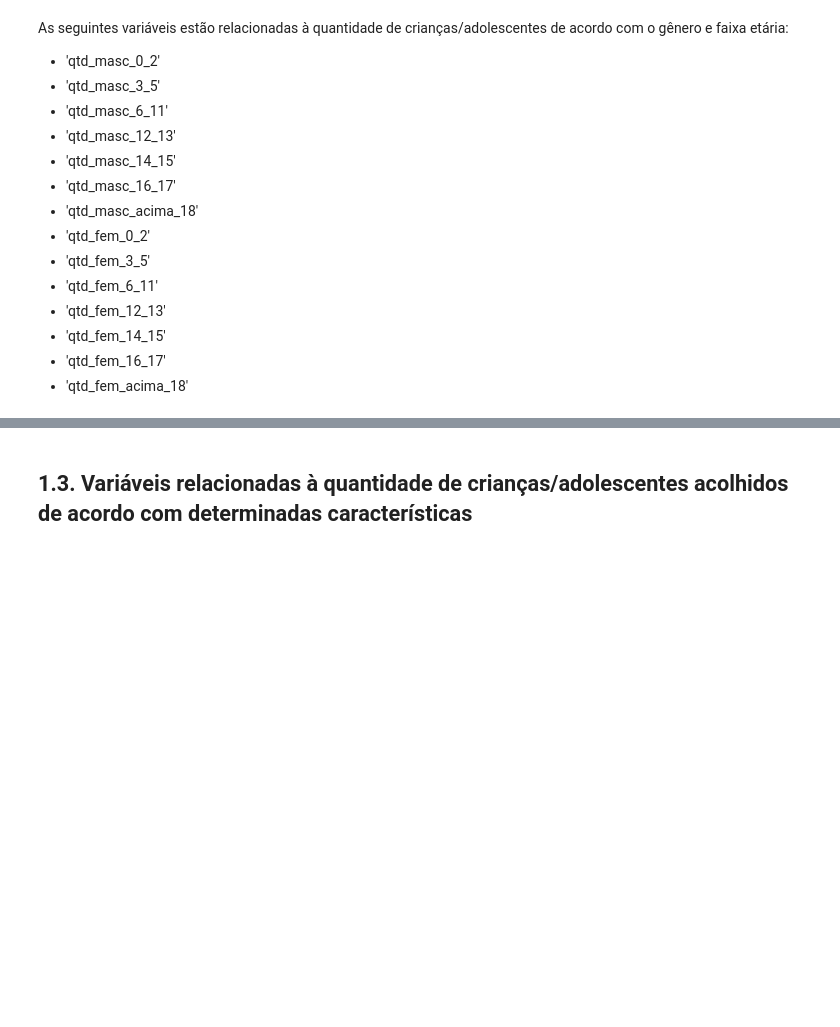
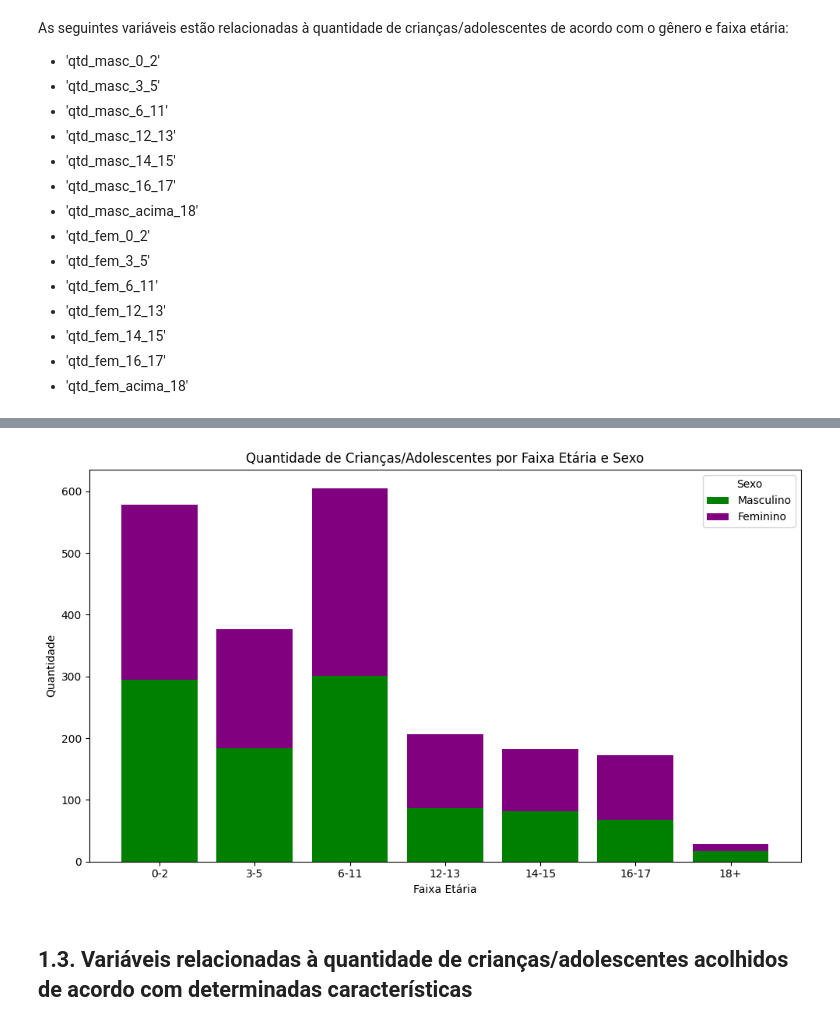
Before and after one commit to lab-dados-seges/familia-acolhedora, a Jupyter notebook: analises/1_caracteristicas_acolhidas.ipynb, the cells around one changed output, grey strips where cells are left out. Saved outputs shown, nothing was run; the diff lists cells and outputs as text; code cells hidden in the pictures; blank space fills up the shorter version.

```diff
--- a/analises/1_caracteristicas_acolhidas.ipynb
+++ b/analises/1_caracteristicas_acolhidas.ipynb
@@ -208,3 +234,48 @@ plt.show()
+# %%
+# Soma das faixas etárias masculinas e femininas
+faixas_etarias = [
+    '0-2', '3-5', '6-11', '12-13', '14-15', '16-17', '18+'
+]
+
+# Somar os valores por faixa etária
+totais_masc = [
+    df_dados_gerais['qtd_masc_0_2'].sum(),
+    df_dados_gerais['qtd_masc_3_5'].sum(),
+    df_dados_gerais['qtd_masc_6_11'].sum(),
+    df_dados_gerais['qtd_masc_12_13'].sum(),
+    df_dados_gerais['qtd_masc_14_15'].sum(),
+    df_dados_gerais['qtd_masc_16_17'].sum(),
+    df_dados_gerais['qtd_masc_acima_18'].sum()
+]
+
+totais_fem = [
+    df_dados_gerais['qtd_fem_0_2'].sum(),
+    df_dados_gerais['qtd_fem_3_5'].sum(),
+    df_dados_gerais['qtd_fem_6_11'].sum(),
+    df_dados_gerais['qtd_fem_12_13'].sum(),
+    df_dados_gerais['qtd_fem_14_15'].sum(),
+    df_dados_gerais['qtd_fem_16_17'].sum(),
+    df_dados_gerais['qtd_fem_acima_18'].sum()
+]
+
+# Criar gráfico de barras empilhadas
+fig, ax = plt.subplots(figsize=(10, 6))
+
+# Plotar barras masculinas e femininas
+ax.bar(faixas_etarias, totais_masc, label='Masculino', color='green')
+ax.bar(faixas_etarias, totais_fem, bottom=totais_masc, label='Feminino', color='purple')
+
+# Configurar o gráfico
+plt.title('Quantidade de Crianças/Adolescentes por Faixa Etária e Sexo')
+plt.xlabel('Faixa Etária')
+plt.ylabel('Quantidade')
+plt.legend(title='Sexo', loc='upper right')
+plt.tight_layout()
+
+# Mostrar o gráfico
+plt.show()
+# %% [output]
+[figure, added]
 # %% [markdown]
 ## 1.3. Variáveis relacionadas à quantidade de crianças/adolescentes acolhidos de acordo com determinadas características
 # %% [markdown]
```
Also changed, not shown: parts of 5 cells of this notebook, 1 other file.
